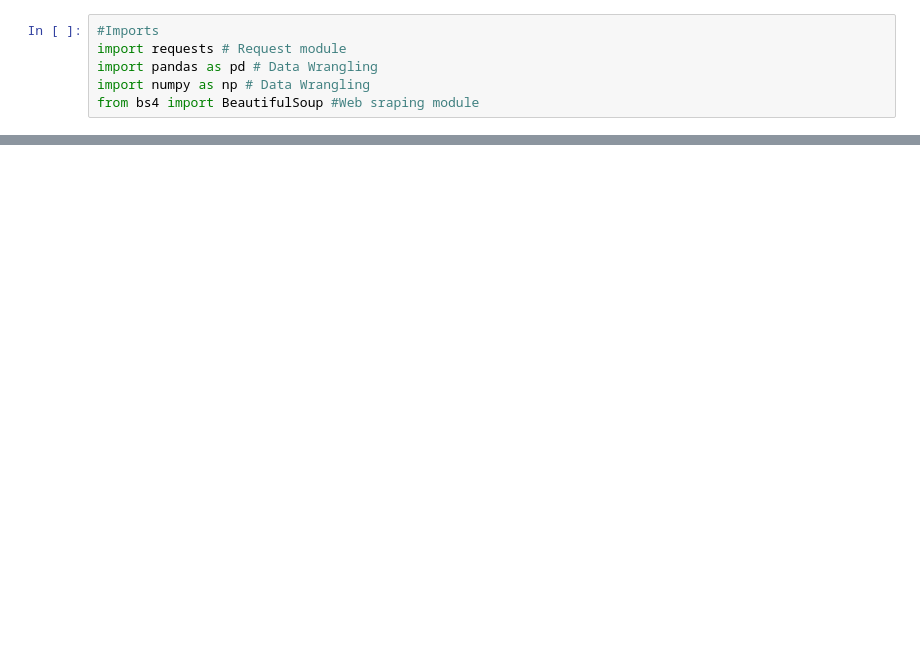
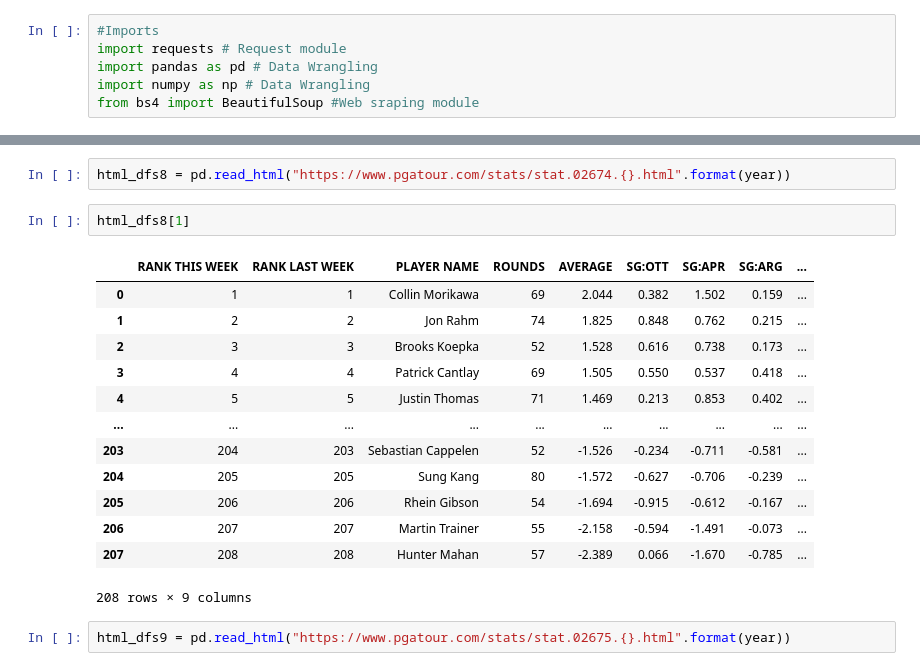
Before and after one commit to asval211/pga_golf_dataset, a Jupyter notebook: notebooks/exploratory/Cameron/Data Scraping.ipynb, the cells around one changed output, grey strips where cells are left out. Saved outputs shown, nothing was run; the diff lists cells and outputs as text; blank space fills up the shorter version.

```diff
--- a/notebooks/exploratory/Cameron/Data Scraping.ipynb
+++ b/notebooks/exploratory/Cameron/Data Scraping.ipynb
@@ -187,0 +142,20 @@ conn.close()
+# %%
+html_dfs8 = pd.read_html("https://www.pgatour.com/stats/stat.02674.{}.html".format(year))
+# %%
+html_dfs8[1]
+# %% [output]
+|  | RANK THIS WEEK | RANK LAST WEEK | PLAYER NAME | ROUNDS | AVERAGE | SG:OTT | SG:APR | SG:ARG | ... |
+| 0 | 1 | 1 | Collin Morikawa | 69 | 2.044 | 0.382 | 1.502 | 0.159 | ... |
+| 1 | 2 | 2 | Jon Rahm | 74 | 1.825 | 0.848 | 0.762 | 0.215 | ... |
+| 2 | 3 | 3 | Brooks Koepka | 52 | 1.528 | 0.616 | 0.738 | 0.173 | ... |
+| 3 | 4 | 4 | Patrick Cantlay | 69 | 1.505 | 0.550 | 0.537 | 0.418 | ... |
+| 4 | 5 | 5 | Justin Thomas | 71 | 1.469 | 0.213 | 0.853 | 0.402 | ... |
+| ... | ... | ... | ... | ... | ... | ... | ... | ... | ... |
+| 203 | 204 | 203 | Sebastian Cappelen | 52 | -1.526 | -0.234 | -0.711 | -0.581 | ... |
+| 204 | 205 | 205 | Sung Kang | 80 | -1.572 | -0.627 | -0.706 | -0.239 | ... |
+| 205 | 206 | 206 | Rhein Gibson | 54 | -1.694 | -0.915 | -0.612 | -0.167 | ... |
+| 206 | 207 | 207 | Martin Trainer | 55 | -2.158 | -0.594 | -1.491 | -0.073 | ... |
+| 207 | 208 | 208 | Hunter Mahan | 57 | -2.389 | 0.066 | -1.670 | -0.785 | ... |
+208 rows × 9 columns
+# %%
+html_dfs9 = pd.read_html("https://www.pgatour.com/stats/stat.02675.{}.html".format(year))
```
Also changed, not shown: parts of 28 cells of this notebook, 1 other file.
